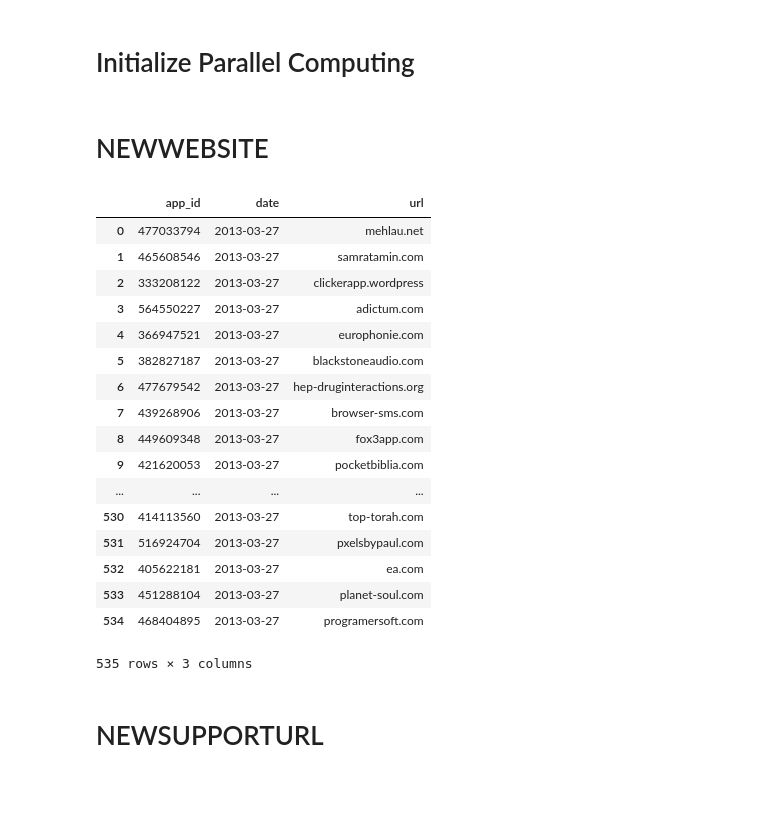
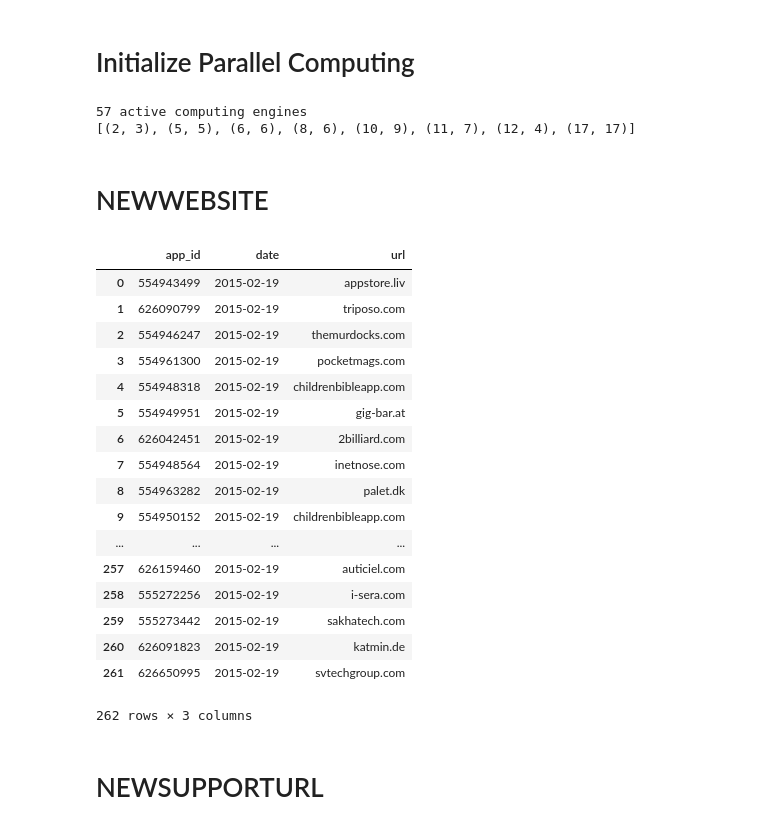
Before and after one commit to kushagrasharma/data_requests, a Jupyter notebook: Apple Data Request.ipynb, the cells around one changed output. Saved outputs shown, nothing was run; the diff lists cells and outputs as text; code cells hidden in the pictures; blank space fills up the shorter version.

```diff
--- a/Apple Data Request.ipynb
+++ b/Apple Data Request.ipynb
@@ -23,13 +23,13 @@ import ujson
 #--> COMPRESS_LEVEL gzip compression level. warning: severely impacts runtime.
 #--> LINE_LIMIT how many lines to iterate through in the raw file. For debugging.
 DUMP_DATE = '2015_02_26_23_12'
-RAW_FILE_DIR = '/data'
-OUT_DIR = '/raid/out'
+RAW_FILE_DIR = '/home/cgaray/data'
+OUT_DIR = '/home/cgaray/data/out'
 DEBUG = 1
-COMPRESS_LEVEL = 1
+COMPRESS_LEVEL = 9
 LINE_LIMIT = 1000
 PARALLEL = 1
-PIGZ = 0
+PIGZ = 1
 OBS_SKIP = 100
 OBS_PRINT = 5
 # %%
@@ -68,7 +74,7 @@ except:
 # %% [markdown]
 # Initialize Parallel Computing
 # %%
-# Configured for: migdata
+# Configured for: equity
 if PARALLEL:
     ipython_parallel = Client()
     print("{} active computing engines".format(len(ipython_parallel.ids)))
@@ -84,8 +90,13 @@ if PARALLEL:
         return socket.gethostname()
 
     nodes = list(lbv.map(host,ipython_parallel.ids))
+    nodes = [int(x.split('equity')[1].split(".")[0]) for x in nodes]
+    nodes = nodes
 
-    print(dict(Counter(nodes).items()))
+    print(sorted(list(Counter(nodes).items())))
+# %% [output]
+57 active computing engines
+[(2, 3), (5, 5), (6, 6), (8, 6), (10, 9), (11, 7), (12, 4), (17, 17)]
 # %% [markdown]
 # NEWWEBSITE
 # %%
@@ -121,27 +132,27 @@ def NEWWEBSITE(file_in,out_base,compress=1):
 # %%
 df_debug = None
 if DEBUG:
-    df_debug = read_csv(NEWWEBSITE(RAW_FILE,OUT_BASE,COMPRESS_LEVEL),compression='gzip',header=0)
+    df_debug = read_csv(NEWWEBSITE(RAW_FILE_NEWDATA,OUT_BASE,COMPRESS_LEVEL),compression='gzip',header=0)
 df_debug
 # %% [output]
 |  | app_id | date | url |
-| 0 | 477033794 | 2013-03-27 | mehlau.net |
-| 1 | 465608546 | 2013-03-27 | samratamin.com |
-| 2 | 333208122 | 2013-03-27 | clickerapp.wordpress |
-| 3 | 564550227 | 2013-03-27 | adictum.com |
-| 4 | 366947521 | 2013-03-27 | europhonie.com |
-| 5 | 382827187 | 2013-03-27 | blackstoneaudio.com |
-| 6 | 477679542 | 2013-03-27 | hep-druginteractions.org |
-| 7 | 439268906 | 2013-03-27 | browser-sms.com |
-| 8 | 449609348 | 2013-03-27 | fox3app.com |
-| 9 | 421620053 | 2013-03-27 | pocketbiblia.com |
+| 0 | 554943499 | 2015-02-19 | appstore.liv |
+| 1 | 626090799 | 2015-02-19 | triposo.com |
+| 2 | 554946247 | 2015-02-19 | themurdocks.com |
+| 3 | 554961300 | 2015-02-19 | pocketmags.com |
+| 4 | 554948318 | 2015-02-19 | childrenbibleapp.com |
+| 5 | 554949951 | 2015-02-19 | gig-bar.at |
+| 6 | 626042451 | 2015-02-19 | 2billiard.com |
+| 7 | 554948564 | 2015-02-19 | inetnose.com |
+| 8 | 554963282 | 2015-02-19 | palet.dk |
+| 9 | 554950152 | 2015-02-19 | childrenbibleapp.com |
 | ... | ... | ... | ... |
-| 530 | 414113560 | 2013-03-27 | top-torah.com |
-| 531 | 516924704 | 2013-03-27 | pxelsbypaul.com |
-| 532 | 405622181 | 2013-03-27 | ea.com |
-| 533 | 451288104 | 2013-03-27 | planet-soul.com |
-| 534 | 468404895 | 2013-03-27 | programersoft.com |
+| 257 | 626159460 | 2015-02-19 | auticiel.com |
+| 258 | 555272256 | 2015-02-19 | i-sera.com |
+| 259 | 555273442 | 2015-02-19 | sakhatech.com |
+| 260 | 626091823 | 2015-02-19 | katmin.de |
+| 261 | 626650995 | 2015-02-19 | svtechgroup.com |
-535 rows × 3 columns
+262 rows × 3 columns
 # %% [markdown]
 # NEWSUPPORTURL
 # %%
```
Also changed, not shown: parts of 38 cells of this notebook, 1 other file.
